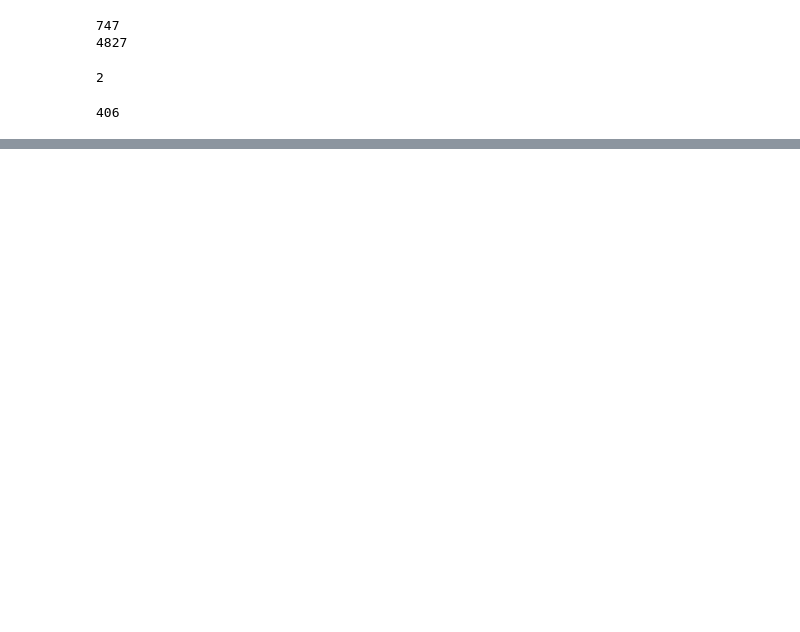
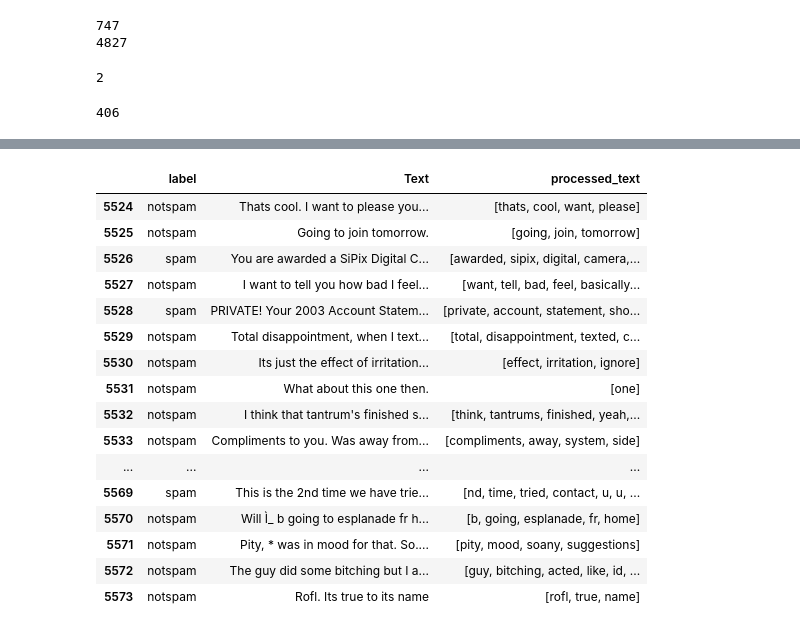
Before and after one commit to ahadaso042/Spam-Email-Detection, a Jupyter notebook: ITM 751 Project.ipynb, the cells around one changed output, grey strips where cells are left out. Drawn from its saved outputs; the diff is of its cells as text; code cells hidden in the pictures; blank space fills up the shorter version.

```diff
--- a/ITM 751 Project.ipynb
+++ b/ITM 751 Project.ipynb
@@ -44,0 +120,4 @@ print(num_duplicates)
+# %%
+from nltk.corpus import stopwords
+nltk.download('stopwords')
+stop_words = set(stopwords.words('english'))
@@ -44,0 +157,24 @@ print(num_duplicates)
+# %%
+# stopwords removal
+df['processed_text'] = df['processed_text'].apply(
+    lambda tokens: [word for word in tokens if word not in stop_words])
+
+df.tail(50)
+# %% [output]
+|  | label | Text | processed_text |
+| 5524 | notspam | Thats cool. I want to please you... | [thats, cool, want, please] |
+| 5525 | notspam | Going to join tomorrow. | [going, join, tomorrow] |
+| 5526 | spam | You are awarded a SiPix Digital C... | [awarded, sipix, digital, camera,... |
+| 5527 | notspam | I want to tell you how bad I feel... | [want, tell, bad, feel, basically... |
+| 5528 | spam | PRIVATE! Your 2003 Account Statem... | [private, account, statement, sho... |
+| 5529 | notspam | Total disappointment, when I text... | [total, disappointment, texted, c... |
+| 5530 | notspam | Its just the effect of irritation... | [effect, irritation, ignore] |
+| 5531 | notspam | What about this one then. | [one] |
+| 5532 | notspam | I think that tantrum's finished s... | [think, tantrums, finished, yeah,... |
+| 5533 | notspam | Compliments to you. Was away from... | [compliments, away, system, side] |
+| ... | ... | ... | ... |
+| 5569 | spam | This is the 2nd time we have trie... | [nd, time, tried, contact, u, u, ... |
+| 5570 | notspam | Will Ì_ b going to esplanade fr h... | [b, going, esplanade, fr, home] |
+| 5571 | notspam | Pity, * was in mood for that. So.... | [pity, mood, soany, suggestions] |
+| 5572 | notspam | The guy did some bitching but I a... | [guy, bitching, acted, like, id, ... |
+| 5573 | notspam | Rofl. Its true to its name | [rofl, true, name] |
```
Also changed, not shown: parts of 12 cells of this notebook.
